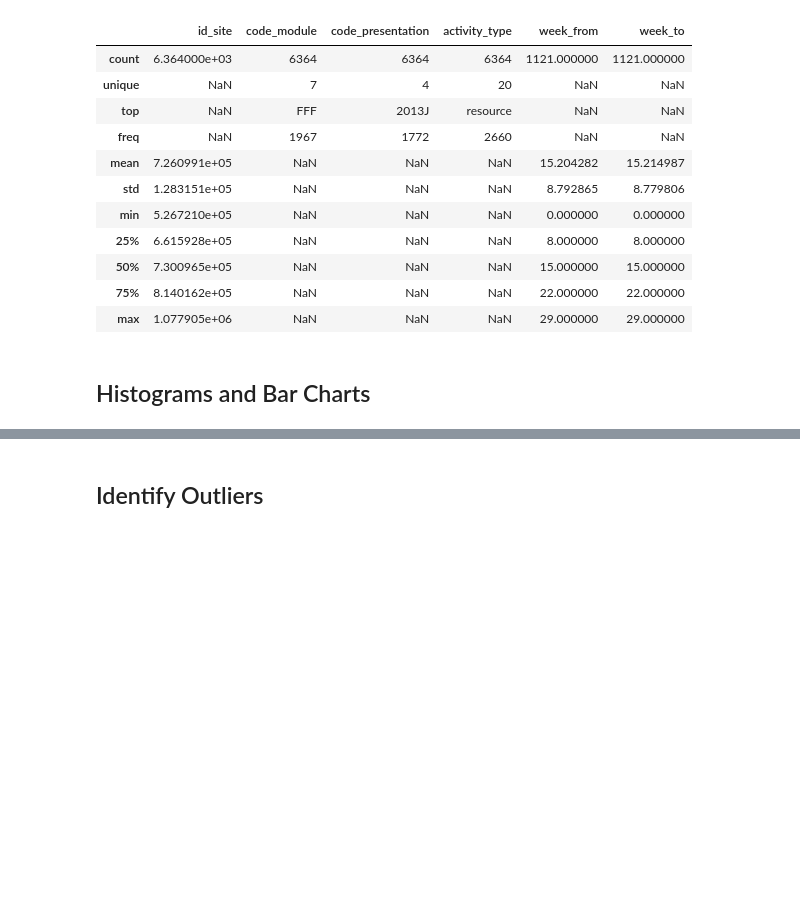
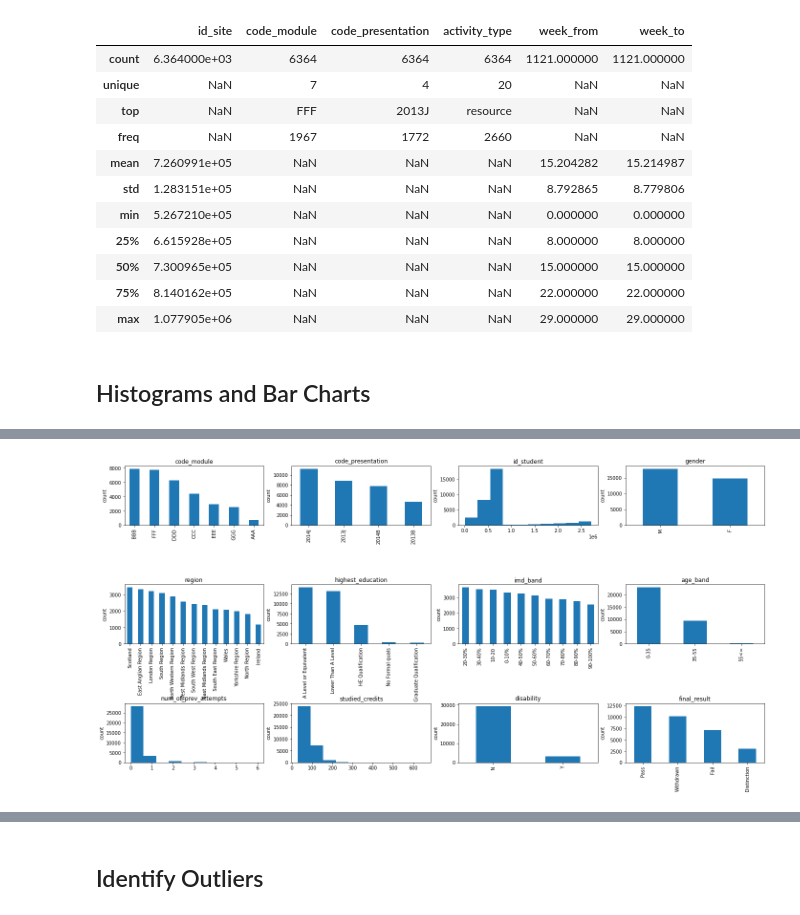
Before and after one commit to sustrev/SIADS697, a Jupyter notebook: EDA.ipynb, the cells around one changed output, grey strips where cells are left out. Drawn from its saved outputs; the diff is of its cells as text; code cells hidden in the pictures; blank space fills up the shorter version.

```diff
--- a/EDA.ipynb
+++ b/EDA.ipynb
@@ -135,0 +193,4 @@ vle_raw.describe(include='all')
+# %%
+explore_df(student_info_raw)
+# %% [output]
+[figure, added]
```
Also changed, not shown: parts of 8 cells of this notebook.
